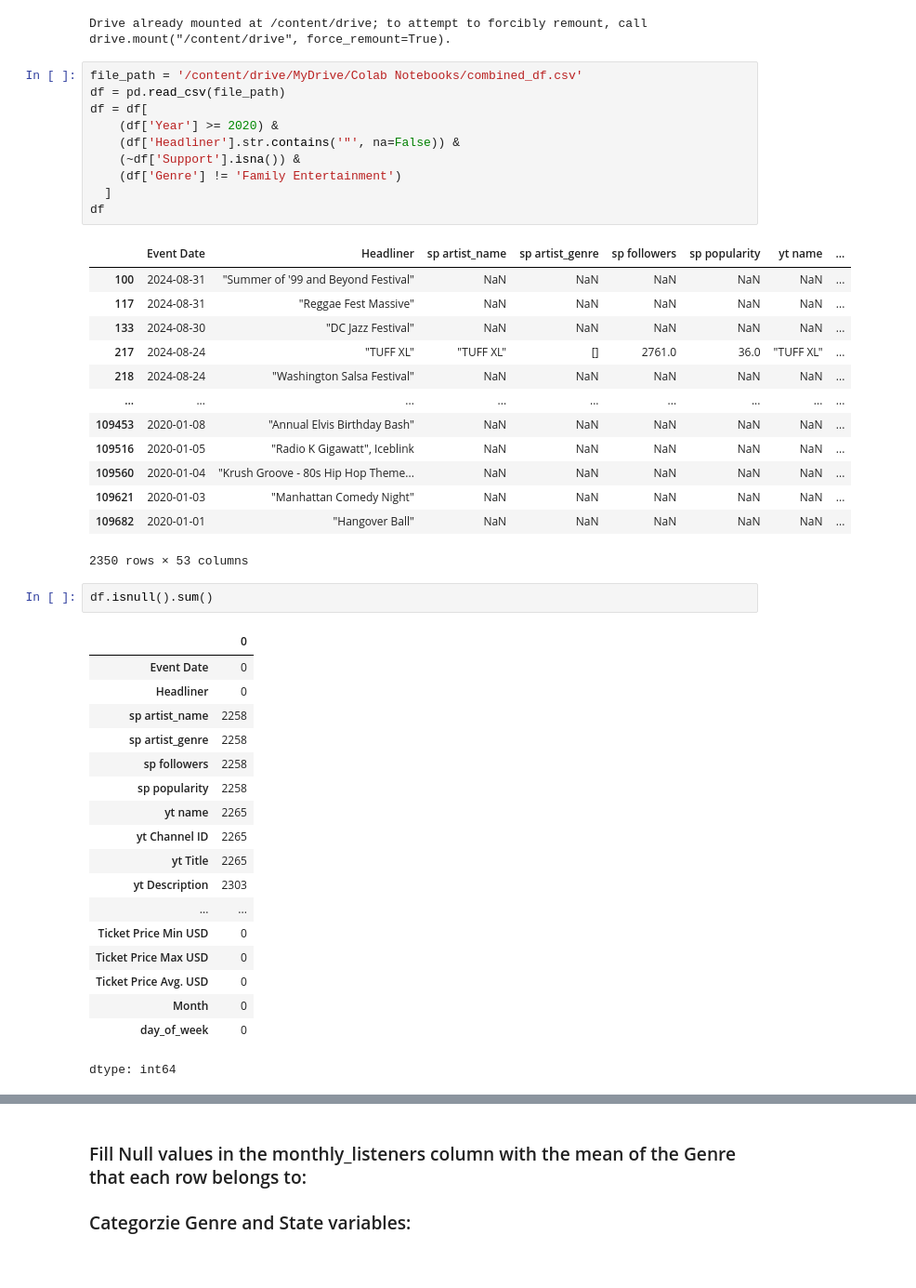
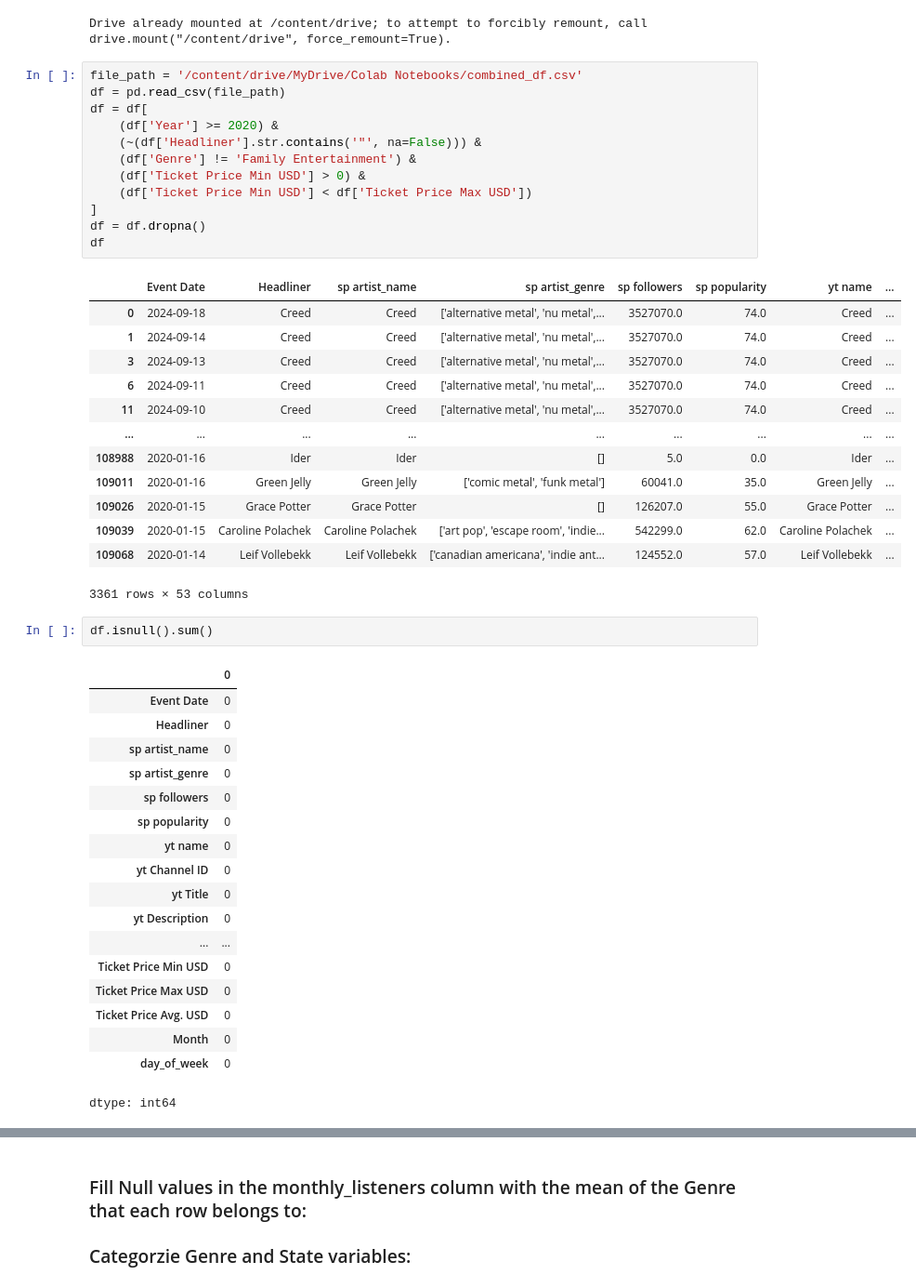
Before and after one commit to dan-s8/ARound, a Jupyter notebook: Model Building/MultiArtist/Combined_df_Laura.ipynb, the cells around one changed output, grey strips where cells are left out. Shown at 93% size. Drawn from its saved outputs; the diff is of its cells as text.

```diff
--- a/Model Building/MultiArtist/Combined_df_Laura.ipynb
+++ b/Model Building/MultiArtist/Combined_df_Laura.ipynb
@@ -7,41 +7,43 @@ Drive already mounted at /content/drive; to attempt to forcibly remount, call dr
 # %%
 file_path = '/content/drive/MyDrive/Colab Notebooks/combined_df.csv'
 df = pd.read_csv(file_path)
 df = df[
     (df['Year'] >= 2020) &
-    (df['Headliner'].str.contains('"', na=False)) &
-    (~df['Support'].isna()) &
-    (df['Genre'] != 'Family Entertainment')
-  ]
+    (~(df['Headliner'].str.contains('"', na=False))) &
+    (df['Genre'] != 'Family Entertainment') &
+    (df['Ticket Price Min USD'] > 0) &
+    (df['Ticket Price Min USD'] < df['Ticket Price Max USD'])
+]
+df = df.dropna()
 df
 # %% [output]
 |  | Event Date | Headliner | sp artist_name | sp artist_genre | sp followers | sp popularity | yt name | ... |
-| 100 | 2024-08-31 | "Summer of '99 and Beyond Festival" | NaN | NaN | NaN | NaN | NaN | ... |
-| 117 | 2024-08-31 | "Reggae Fest Massive" | NaN | NaN | NaN | NaN | NaN | ... |
-| 133 | 2024-08-30 | "DC Jazz Festival" | NaN | NaN | NaN | NaN | NaN | ... |
-| 217 | 2024-08-24 | "TUFF XL" | "TUFF XL" | [] | 2761.0 | 36.0 | "TUFF XL" | ... |
-| 218 | 2024-08-24 | "Washington Salsa Festival" | NaN | NaN | NaN | NaN | NaN | ... |
+| 0 | 2024-09-18 | Creed | Creed | ['alternative metal', 'nu metal',... | 3527070.0 | 74.0 | Creed | ... |
+| 1 | 2024-09-14 | Creed | Creed | ['alternative metal', 'nu metal',... | 3527070.0 | 74.0 | Creed | ... |
+| 3 | 2024-09-13 | Creed | Creed | ['alternative metal', 'nu metal',... | 3527070.0 | 74.0 | Creed | ... |
+| 6 | 2024-09-11 | Creed | Creed | ['alternative metal', 'nu metal',... | 3527070.0 | 74.0 | Creed | ... |
+| 11 | 2024-09-10 | Creed | Creed | ['alternative metal', 'nu metal',... | 3527070.0 | 74.0 | Creed | ... |
 | ... | ... | ... | ... | ... | ... | ... | ... | ... |
-| 109453 | 2020-01-08 | "Annual Elvis Birthday Bash" | NaN | NaN | NaN | NaN | NaN | ... |
-| 109516 | 2020-01-05 | "Radio K Gigawatt", Iceblink | NaN | NaN | NaN | NaN | NaN | ... |
-| 109560 | 2020-01-04 | "Krush Groove - 80s Hip Hop Theme... | NaN | NaN | NaN | NaN | NaN | ... |
-| 109621 | 2020-01-03 | "Manhattan Comedy Night" | NaN | NaN | NaN | NaN | NaN | ... |
-| 109682 | 2020-01-01 | "Hangover Ball" | NaN | NaN | NaN | NaN | NaN | ... |
+| 108988 | 2020-01-16 | Ider | Ider | [] | 5.0 | 0.0 | Ider | ... |
+| 109011 | 2020-01-16 | Green Jelly | Green Jelly | ['comic metal', 'funk metal'] | 60041.0 | 35.0 | Green Jelly | ... |
+| 109026 | 2020-01-15 | Grace Potter | Grace Potter | [] | 126207.0 | 55.0 | Grace Potter | ... |
+| 109039 | 2020-01-15 | Caroline Polachek | Caroline Polachek | ['art pop', 'escape room', 'indie... | 542299.0 | 62.0 | Caroline Polachek | ... |
+| 109068 | 2020-01-14 | Leif Vollebekk | Leif Vollebekk | ['canadian americana', 'indie ant... | 124552.0 | 57.0 | Leif Vollebekk | ... |
-2350 rows × 53 columns
+3361 rows × 53 columns
 # %%
 df.isnull().sum()
 # %% [output]
 |  | 0 |
 | Event Date | 0 |
 | Headliner | 0 |
-| sp artist_name | 2258 |
-| sp artist_genre | 2258 |
-| sp followers | 2258 |
-| sp popularity | 2258 |
-| yt name | 2265 |
-| yt Channel ID | 2265 |
-| yt Title | 2265 |
-| yt Description | 2303 |
+| sp artist_name | 0 |
+| sp artist_genre | 0 |
+| sp followers | 0 |
+| sp popularity | 0 |
+| yt name | 0 |
+| yt Channel ID | 0 |
+| yt Title | 0 |
+| yt Description | 0 |
 | ... | ... |
 | Ticket Price Min USD | 0 |
 | Ticket Price Max USD | 0 |
```
Also changed, not shown: parts of 18 cells of this notebook.
